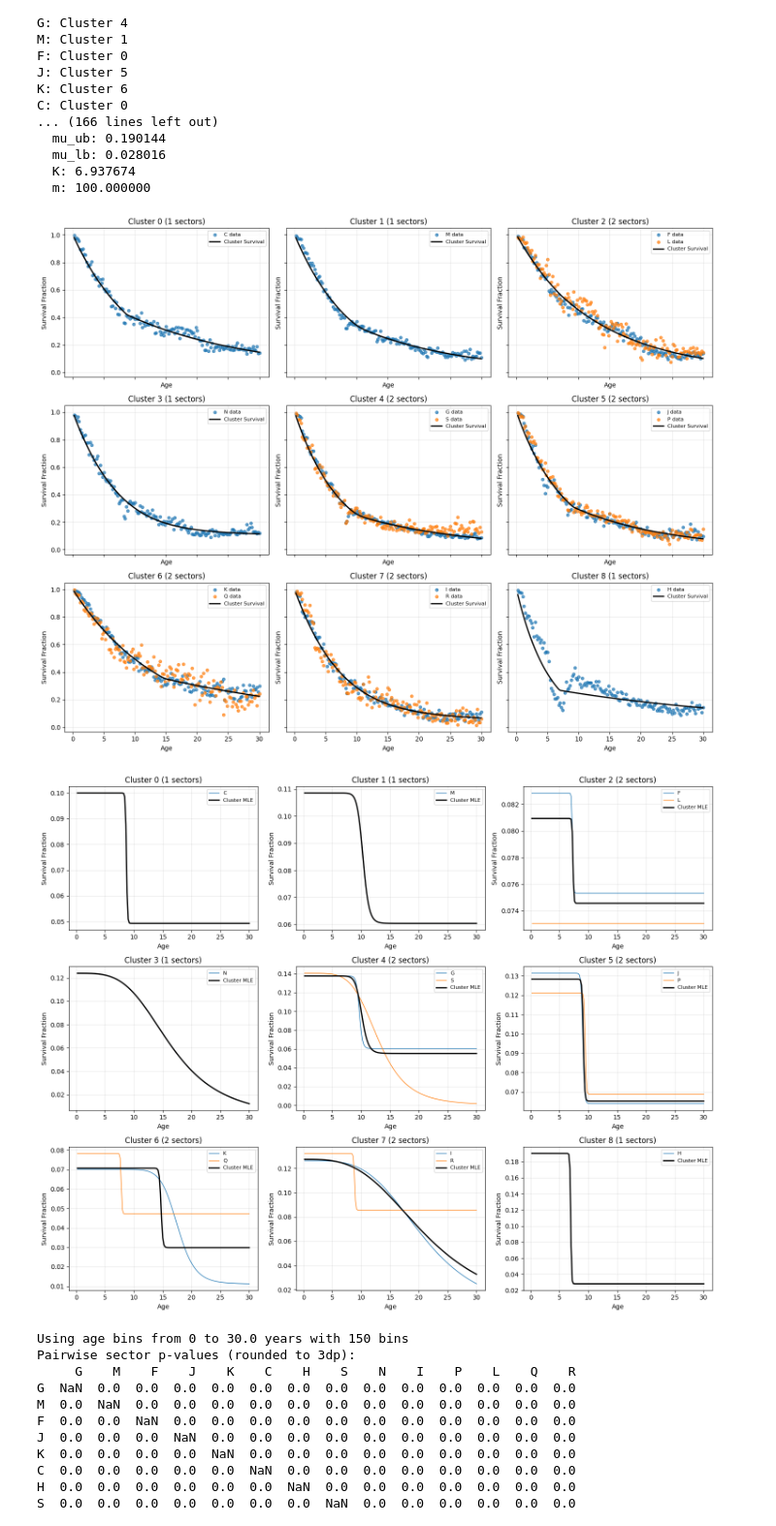
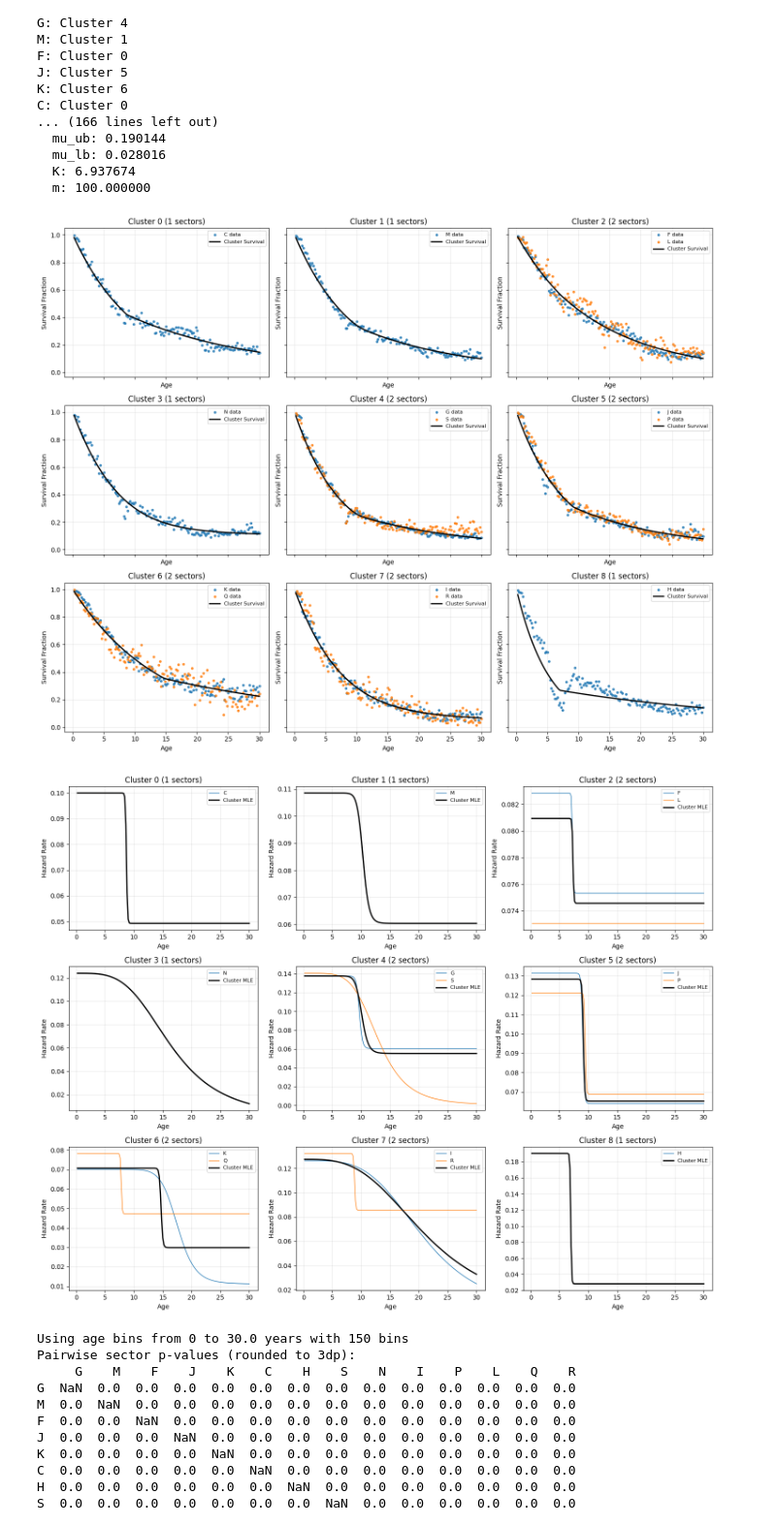
Before and after one commit to maxcyn/a-star, a Jupyter notebook: clustering_sectors.ipynb, the cells around one changed output. Shown at 97% size. Saved outputs shown, nothing was run; the diff lists cells and outputs as text; code cells hidden in the pictures.

Commit message:
reorganised code, regenerated graphs

```diff
--- a/clustering_sectors.ipynb
+++ b/clustering_sectors.ipynb
@@ -9,5 +9,5 @@ from survival_analysis import obtain_survival_fractions, obtain_total_alive_coun
 # %%
-df = prepare_df()
+df = fd.prepare_df()
 
 df_analysis = df.copy()
 
@@ -70,7 +70,7 @@ survival_data = {}
 ages_data = None  # Initialize to store consistent age bins
 
 for i, sector in enumerate(sector_list):
-    survival_fractions, ages = obtain_survival_fractions(df_analysis, 'Sector', sector)
+    survival_fractions, ages = fd.obtain_survival_fractions(df_analysis, 'Sector', sector)
     survival_data[sector] = survival_fractions
 
     # Use the first sector's ages as reference for all sectors
@@ -101,7 +101,7 @@ def reestimate_cluster_params_mle(cluster_sectors):
     combined_ages = []
 
     for sector in cluster_sectors:
-        totals, survivors = obtain_total_alive_count(df_analysis, 'Sector', sector)
+        totals, survivors = fd.obtain_total_alive_count(df_analysis, 'Sector', sector)
 
         # Ensure we only use data points where we have observations
         valid_mask = totals > 0
@@ -165,7 +165,7 @@ def compute_sector_likelihood(sector, model_params):
     """
     Compute likelihood of sector data given model parameters
     """
-    totals, survivors = obtain_total_alive_count(df_analysis, 'Sector', sector)
+    totals, survivors = fd.obtain_total_alive_count(df_analysis, 'Sector', sector)
 
     # Use consistent age bins and filter out invalid data
     valid_mask = totals > 0
@@ -338,7 +338,7 @@ def compute_model_selection_criteria(final_clusters, final_params, n_clusters):
         total_ll += sector_ll
 
         # Count actual observations for this sector
-        totals, _ = obtain_total_alive_count(df_analysis, 'Sector', sector)
+        totals, _ = fd.obtain_total_alive_count(df_analysis, 'Sector', sector)
         total_obs += np.sum(totals > 0)
 
     # Number of parameters: n_clusters * 4 parameters per cluster
@@ -593,7 +556,7 @@ for cluster_id in range(k):
     # Plot observed data points for all sectors in the cluster
     for sector in sectors_in_cluster:
         obs = survival_data[sector]
-        ax.scatter(ages_data, obs, s=15, alpha=0.8, label=f"{sector} data")
+        ax.scatter(ages_data, obs, s=10, alpha=0.8, label=f"{sector} data")
     # Plot cluster survival curve
     cluster_surv = model_survival_curve_hill(ages_data, *cluster_params)
     ax.plot(ages_data, cluster_surv, 'k-', label='Cluster Survival', linewidth=2)
@@ -604,34 +567,34 @@ for cluster_id in range(k):
     ax.grid(True, alpha=0.3)
 
 plt.tight_layout()
 plt.show()
 
 fig, axes = plt.subplots(3, 3, figsize=(15, 12))
 axes = axes.flatten()
 for cluster_id in range(k):
     # Get sectors in this cluster
     sectors_in_cluster = [sector_list[i] for i, c in enumerate(final_clusters) if c == cluster_id]
     cluster_params = final_params[cluster_id]
     ax = axes[cluster_id]
     # Plot MLE hill function for each sector in the cluster
     for sector in sectors_in_cluster:
         sector_params = df_params.loc[sector].values
         sector_curve = hill_hazard(ages_data, *sector_params)
         ax.plot(ages_data, sector_curve, alpha=1, label=f"{sector}", linewidth=1)
     # Plot cluster MLE hill function
     cluster_curve = hill_hazard(ages_data, *cluster_params)
     ax.plot(ages_data, cluster_curve, 'k-', label='Cluster MLE', linewidth=2)
     ax.set_title(f"Cluster {cluster_id} ({len(sectors_in_cluster)} sectors)")
     ax.set_xlabel("Age")
     ax.set_ylabel("Hazard Rate")
     ax.legend(fontsize=8)
     ax.grid(True, alpha=0.3)
 
 plt.tight_layout()
 plt.show()
 # %% [output]
 [figure]
-[figure, old version]
+[figure, new version]
 # %%
 from scipy.stats import chi2
 
```
Also changed, not shown: parts of 9 cells of this notebook, 9 other files.
